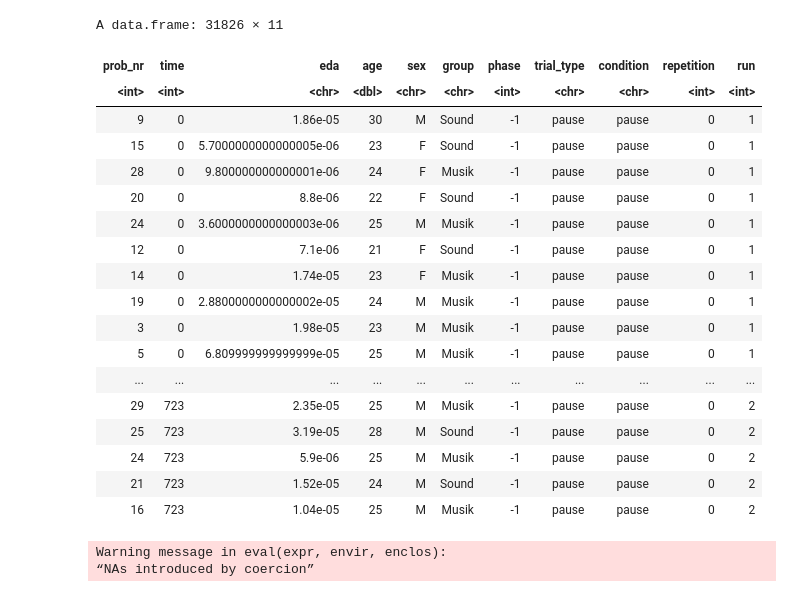
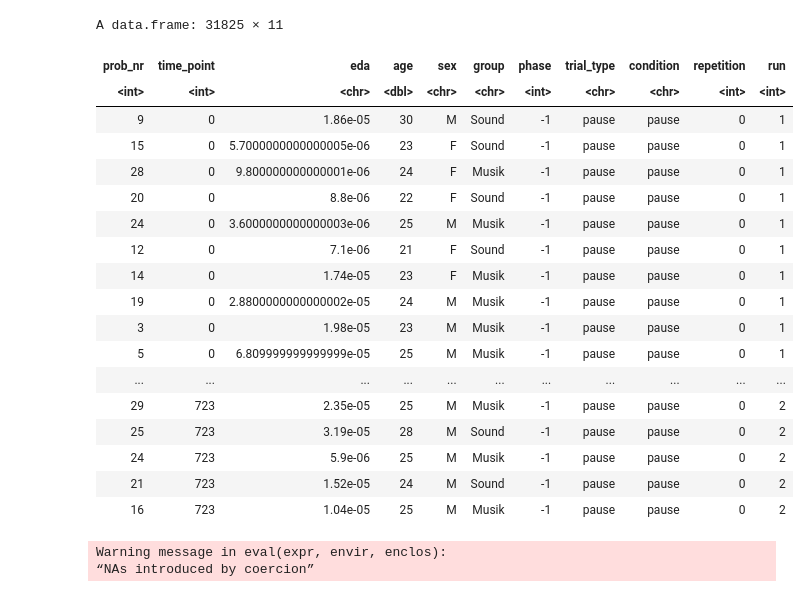
Before and after one commit to C0C0AN/MD_thesis_JanOttoHeiland, a Jupyter notebook: script/PulsStatistic.ipynb, the cells around one changed output. Saved outputs shown, nothing was run; the diff lists cells and outputs as text; code cells hidden in the pictures.

```diff
--- a/script/PulsStatistic.ipynb
+++ b/script/PulsStatistic.ipynb
@@ -26,10 +8,10 @@ The following object is masked from ‘package:stats’:
 # %%
-d_long <- read.csv("eda/eda_long_kombiniert.csv", sep=",")
+d_long <- read.csv("eda/eda_long_new_kombiniert.csv", sep=",")
 names(d_long)[names(d_long) == "puls"] <- "pulse"
 d_long
 # %% [output]
-A data.frame: 31826 × 11
+A data.frame: 31825 × 11
-| prob_nr | time | eda | age | sex | group | phase | trial_type | condition | repetition | run |
+| prob_nr | time_point | eda | age | sex | group | phase | trial_type | condition | repetition | run |
 | <int> | <int> | <chr> | <dbl> | <chr> | <chr> | <int> | <chr> | <chr> | <int> | <int> |
 | 9 | 0 | 1.86e-05 | 30 | M | Sound | -1 | pause | pause | 0 | 1 |
 | 15 | 0 | 5.7000000000000005e-06 | 23 | F | Sound | -1 | pause | pause | 0 | 1 |
```
Also changed, not shown: parts of 13 cells of this notebook.
